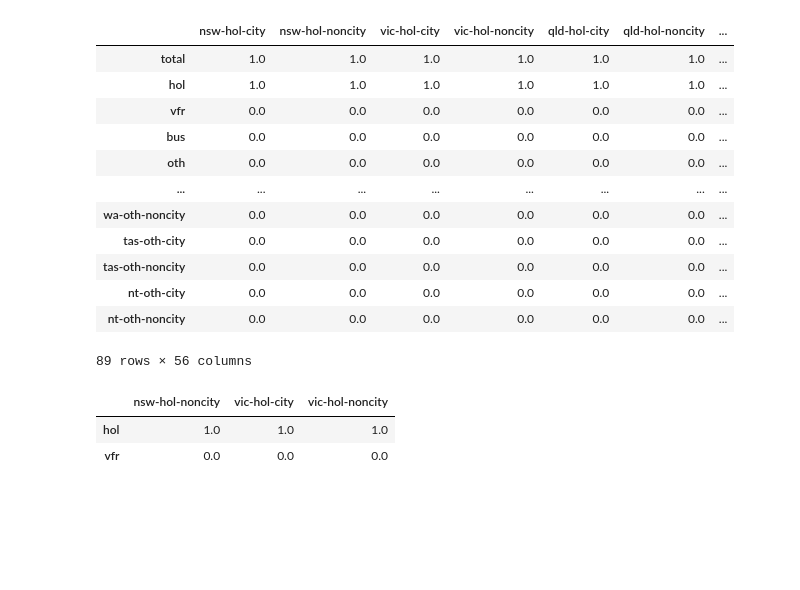
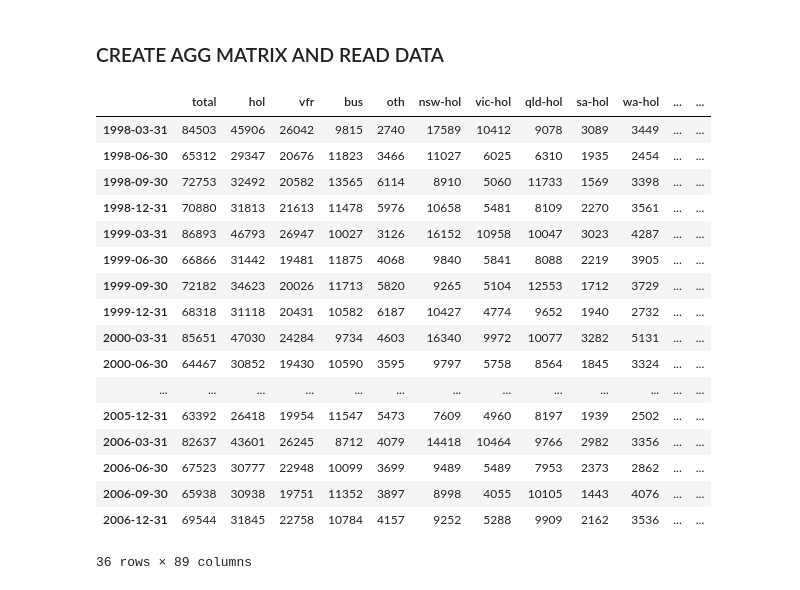
Before and after one commit to hamza9919/Hierarchical_Time_Series, a Jupyter notebook: tourismsmall/read_data.ipynb, the cells around one changed output. Saved outputs shown, nothing was run; the diff lists cells and outputs as text; code cells hidden in the pictures; blank space fills up the shorter version.

```diff
--- a/tourismsmall/read_data.ipynb
+++ b/tourismsmall/read_data.ipynb
@@ -3,30 +3,32 @@ import pandas as pd
 import numpy as np
 from collections import defaultdict
 from matplotlib import pyplot as plt
+# %% [markdown]
+### CREATE AGG MATRIX AND READ DATA
 # %%
 data = pd.read_csv("data.csv", index_col=0) # 1 + 1*4 + 1*4*7 + 1*4*7*2
 agg_mat_df = pd.read_csv("agg_mat.csv", index_col=0) # matrix of aggregated data with bottom time series
-agg_mat_df
-# %% [output]
-|  | nsw-hol-city | nsw-hol-noncity | vic-hol-city | vic-hol-noncity | qld-hol-city | qld-hol-noncity | ... |
-| total | 1.0 | 1.0 | 1.0 | 1.0 | 1.0 | 1.0 | ... |
-| hol | 1.0 | 1.0 | 1.0 | 1.0 | 1.0 | 1.0 | ... |
-| vfr | 0.0 | 0.0 | 0.0 | 0.0 | 0.0 | 0.0 | ... |
-| bus | 0.0 | 0.0 | 0.0 | 0.0 | 0.0 | 0.0 | ... |
-| oth | 0.0 | 0.0 | 0.0 | 0.0 | 0.0 | 0.0 | ... |
-| ... | ... | ... | ... | ... | ... | ... | ... |
-| wa-oth-noncity | 0.0 | 0.0 | 0.0 | 0.0 | 0.0 | 0.0 | ... |
-| tas-oth-city | 0.0 | 0.0 | 0.0 | 0.0 | 0.0 | 0.0 | ... |
-| tas-oth-noncity | 0.0 | 0.0 | 0.0 | 0.0 | 0.0 | 0.0 | ... |
-| nt-oth-city | 0.0 | 0.0 | 0.0 | 0.0 | 0.0 | 0.0 | ... |
-| nt-oth-noncity | 0.0 | 0.0 | 0.0 | 0.0 | 0.0 | 0.0 | ... |
-89 rows × 56 columns
-# %%
-agg_mat_df.iloc[1:3,1:4]
-# %% [output]
-|  | nsw-hol-noncity | vic-hol-city | vic-hol-noncity |
-| hol | 1.0 | 1.0 | 1.0 |
-| vfr | 0.0 | 0.0 | 0.0 |
+# %%
+data
+# %% [output]
+|  | total | hol | vfr | bus | oth | nsw-hol | vic-hol | qld-hol | sa-hol | wa-hol | ... | ... |
+| 1998-03-31 | 84503 | 45906 | 26042 | 9815 | 2740 | 17589 | 10412 | 9078 | 3089 | 3449 | ... | ... |
+| 1998-06-30 | 65312 | 29347 | 20676 | 11823 | 3466 | 11027 | 6025 | 6310 | 1935 | 2454 | ... | ... |
+| 1998-09-30 | 72753 | 32492 | 20582 | 13565 | 6114 | 8910 | 5060 | 11733 | 1569 | 3398 | ... | ... |
+| 1998-12-31 | 70880 | 31813 | 21613 | 11478 | 5976 | 10658 | 5481 | 8109 | 2270 | 3561 | ... | ... |
+| 1999-03-31 | 86893 | 46793 | 26947 | 10027 | 3126 | 16152 | 10958 | 10047 | 3023 | 4287 | ... | ... |
+| 1999-06-30 | 66866 | 31442 | 19481 | 11875 | 4068 | 9840 | 5841 | 8088 | 2219 | 3905 | ... | ... |
+| 1999-09-30 | 72182 | 34623 | 20026 | 11713 | 5820 | 9265 | 5104 | 12553 | 1712 | 3729 | ... | ... |
+| 1999-12-31 | 68318 | 31118 | 20431 | 10582 | 6187 | 10427 | 4774 | 9652 | 1940 | 2732 | ... | ... |
+| 2000-03-31 | 85651 | 47030 | 24284 | 9734 | 4603 | 16340 | 9972 | 10077 | 3282 | 5131 | ... | ... |
+| 2000-06-30 | 64467 | 30852 | 19430 | 10590 | 3595 | 9797 | 5758 | 8564 | 1845 | 3324 | ... | ... |
+| ... | ... | ... | ... | ... | ... | ... | ... | ... | ... | ... | ... | ... |
+| 2005-12-31 | 63392 | 26418 | 19954 | 11547 | 5473 | 7609 | 4960 | 8197 | 1939 | 2502 | ... | ... |
+| 2006-03-31 | 82637 | 43601 | 26245 | 8712 | 4079 | 14418 | 10464 | 9766 | 2982 | 3356 | ... | ... |
+| 2006-06-30 | 67523 | 30777 | 22948 | 10099 | 3699 | 9489 | 5489 | 7953 | 2373 | 2862 | ... | ... |
+| 2006-09-30 | 65938 | 30938 | 19751 | 11352 | 3897 | 8998 | 4055 | 10105 | 1443 | 4076 | ... | ... |
+| 2006-12-31 | 69544 | 31845 | 22758 | 10784 | 4157 | 9252 | 5288 | 9909 | 2162 | 3536 | ... | ... |
+36 rows × 89 columns
 # %%
 ### create global matrix A
 ### create list of number of TS in each level
```
Also changed, not shown: parts of 22 cells of this notebook.
